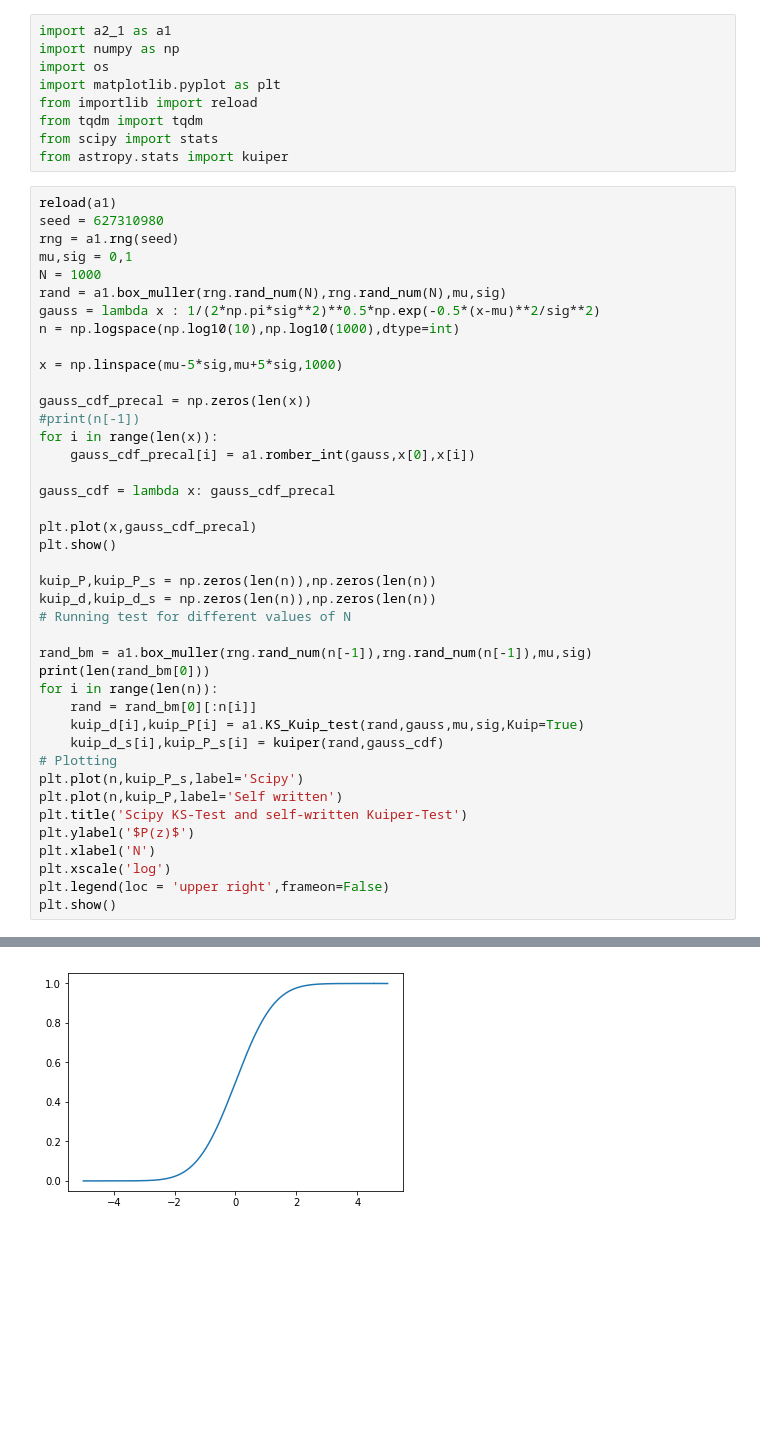
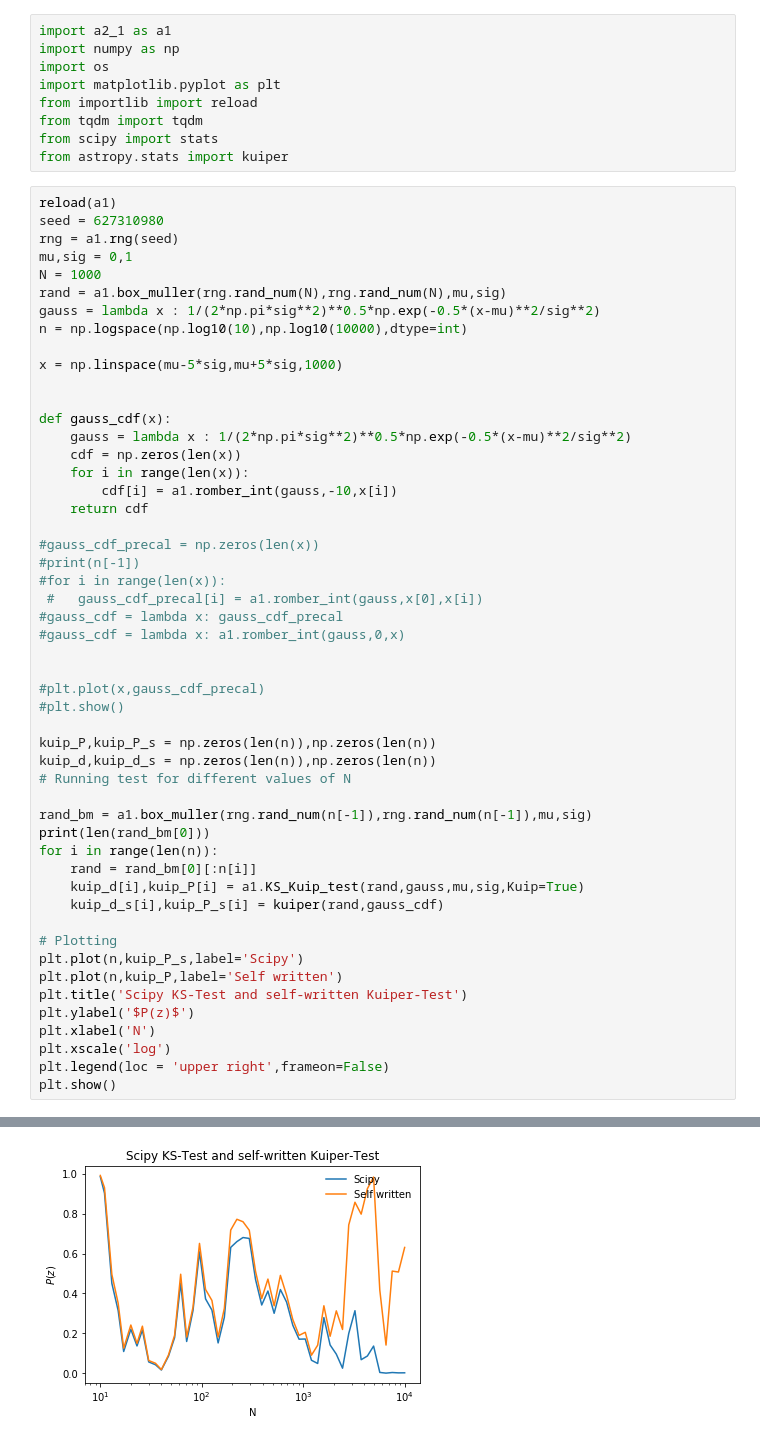
Before and after one commit to Chrisvb95/numerical_recipes, a Jupyter notebook: a2/a2_1.ipynb, the cells around one changed output, grey strips where cells are left out. Cells and saved outputs as stored; diff of their text form; blank space fills up the shorter version.

```diff
--- a/a2/a2_1.ipynb
+++ b/a2/a2_1.ipynb
@@ -15,19 +15,28 @@ mu,sig = 0,1
 N = 1000
 rand = a1.box_muller(rng.rand_num(N),rng.rand_num(N),mu,sig)
 gauss = lambda x : 1/(2*np.pi*sig**2)**0.5*np.exp(-0.5*(x-mu)**2/sig**2)
-n = np.logspace(np.log10(10),np.log10(1000),dtype=int)
+n = np.logspace(np.log10(10),np.log10(10000),dtype=int)
 
 x = np.linspace(mu-5*sig,mu+5*sig,1000)
 
-gauss_cdf_precal = np.zeros(len(x))
+
+def gauss_cdf(x):
+    gauss = lambda x : 1/(2*np.pi*sig**2)**0.5*np.exp(-0.5*(x-mu)**2/sig**2)
+    cdf = np.zeros(len(x))
+    for i in range(len(x)):
+        cdf[i] = a1.romber_int(gauss,-10,x[i])
+    return cdf
+
+#gauss_cdf_precal = np.zeros(len(x))
 #print(n[-1])
-for i in range(len(x)):
-    gauss_cdf_precal[i] = a1.romber_int(gauss,x[0],x[i])
+#for i in range(len(x)):
+ #   gauss_cdf_precal[i] = a1.romber_int(gauss,x[0],x[i])
+#gauss_cdf = lambda x: gauss_cdf_precal
+#gauss_cdf = lambda x: a1.romber_int(gauss,0,x)
 
-gauss_cdf = lambda x: gauss_cdf_precal
 
-plt.plot(x,gauss_cdf_precal)
-plt.show()
+#plt.plot(x,gauss_cdf_precal)
+#plt.show()
 
 kuip_P,kuip_P_s = np.zeros(len(n)),np.zeros(len(n))
 kuip_d,kuip_d_s = np.zeros(len(n)),np.zeros(len(n))
@@ -39,6 +48,7 @@ for i in range(len(n)):
     rand = rand_bm[0][:n[i]]
     kuip_d[i],kuip_P[i] = a1.KS_Kuip_test(rand,gauss,mu,sig,Kuip=True)
     kuip_d_s[i],kuip_P_s[i] = kuiper(rand,gauss_cdf)
+
 # Plotting
 plt.plot(n,kuip_P_s,label='Scipy')
 plt.plot(n,kuip_P,label='Self written')
@@ -52 +63 @@ plt.show()
-[figure, old version]
+[figure, new version]
```
Also changed, not shown: parts of 4 cells of this notebook, 32 other files.
